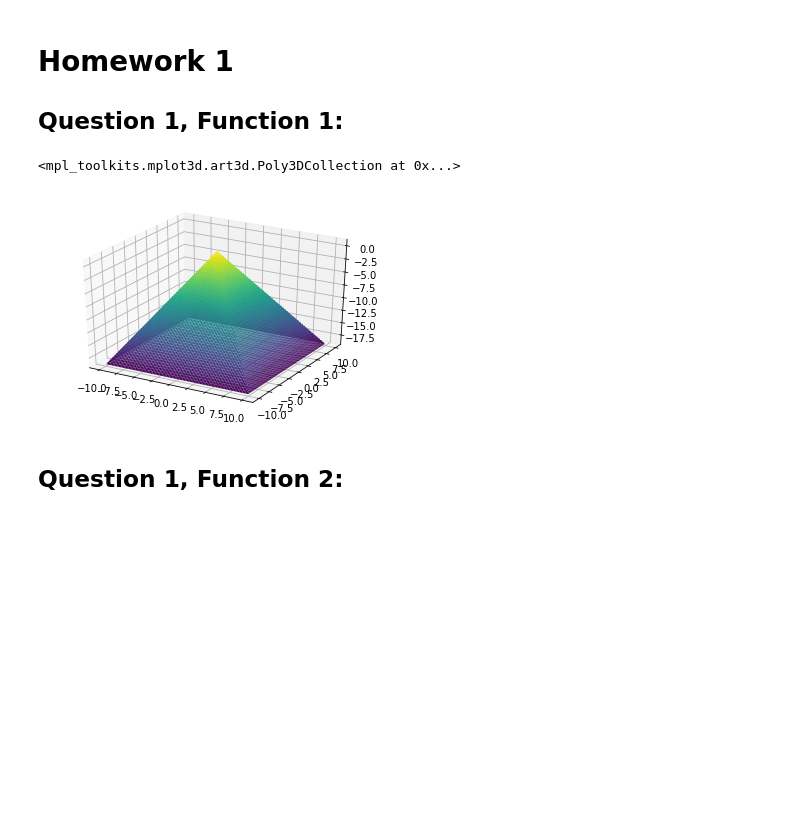
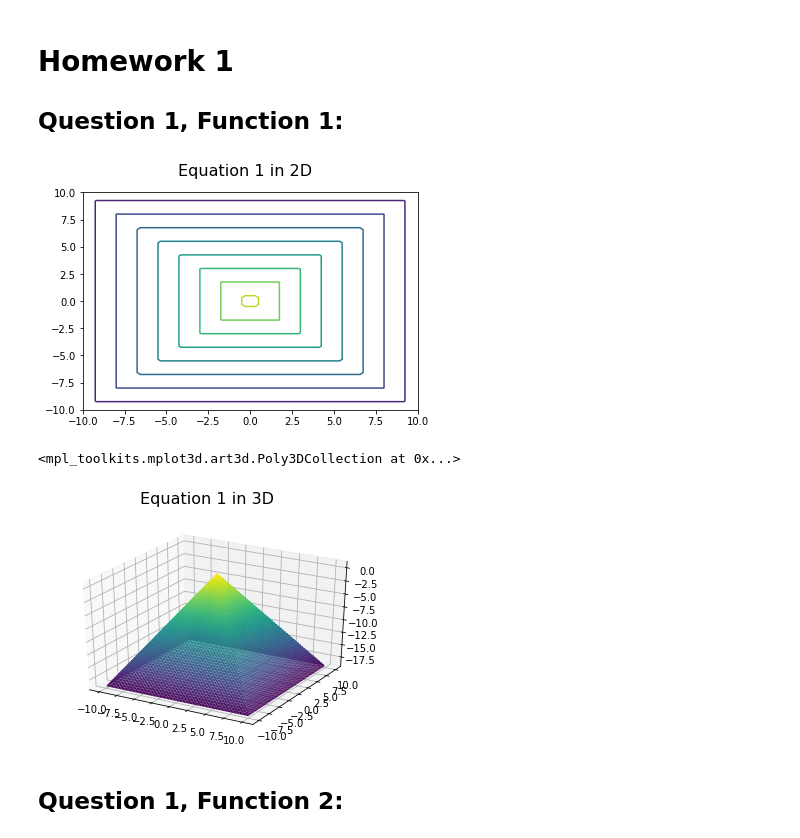
Before and after one commit to zwnewsom/artificial_intelligence, a Jupyter notebook: hw1/hw1q1.ipynb, the cells around one changed output. Cells and saved outputs as stored; diff of their text form; code cells hidden in the pictures; blank space fills up the shorter version.

```diff
--- a/hw1/hw1q1.ipynb
+++ b/hw1/hw1q1.ipynb
@@ -5,27 +5,36 @@
 # %%
 from mpl_toolkits import mplot3d
 
 import numpy as np
 import matplotlib.pyplot as plt
 %matplotlib inline
 
 
 def f(x, y):
   return 1 - np.absolute(x + y) - np.absolute(y - x)
 
 x = np.linspace(-10, 10, 100)
 y = np.linspace(-10, 10, 100)
 
 X, Y = np.meshgrid(x, y)
 
 Z = f(X, Y)
 
+fig, ax = plt.subplots(1)
+fig.suptitle("Equation 1 in 2D", fontsize="16")
+ax.contour(x, y, Z)
+plt.show()
+
+print("\n")
+
 fig = plt.figure()
+fig.suptitle("Equation 1 in 3D", fontsize="16")
 ax = plt.axes(projection='3d')
 ax.plot_surface(X, Y, Z, rstride=1, cstride=1, cmap='viridis', edgecolor='none')
 # %% [output]
+[figure, new version]
 <mpl_toolkits.mplot3d.art3d.Poly3DCollection at 0x...>
-[figure, old version]
+[figure, added]
 # %%
 local minimum (also global minimum): (0, 0, -17.5)
 local maximum (also global maximum): (0, 0, 0)
```
Also changed, not shown: parts of 2 cells of this notebook, 2 other files.
